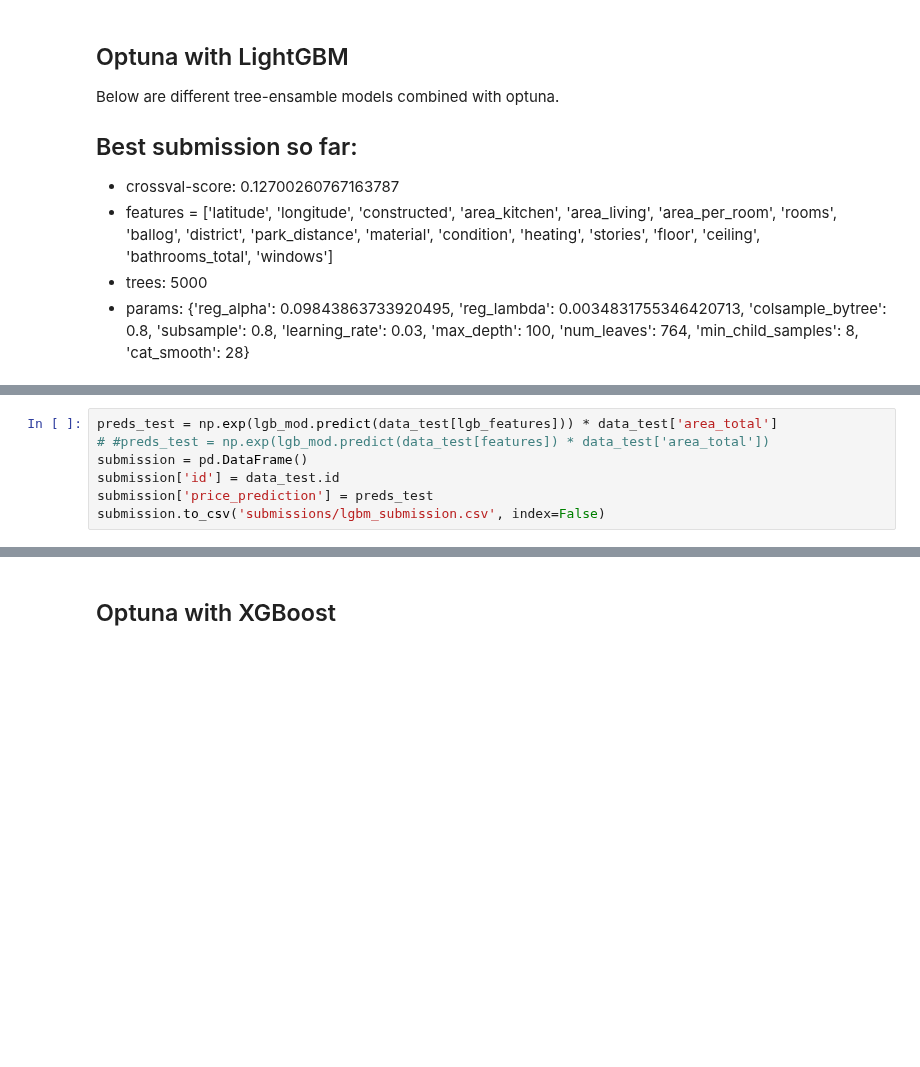
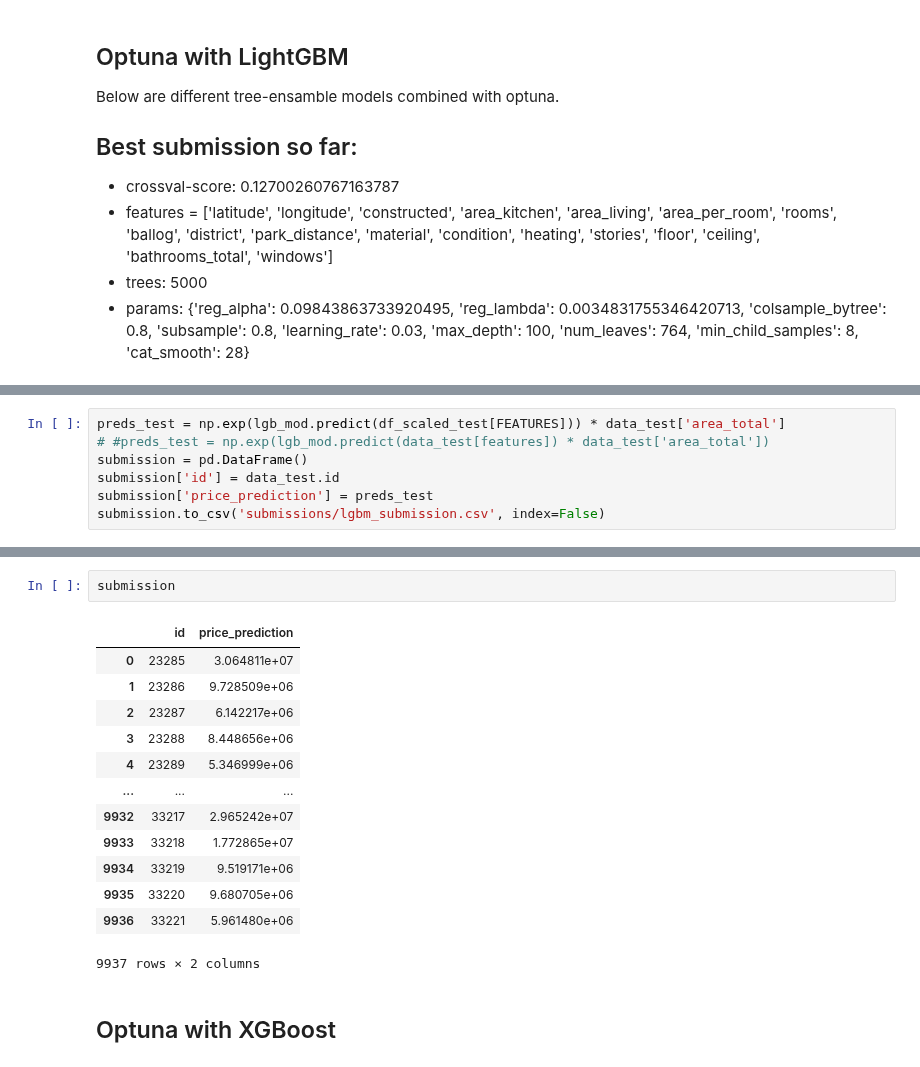
Before and after one commit to jimoskar/ml, a Jupyter notebook: project/jim_data_prep.ipynb, the cells around one changed output, grey strips where cells are left out. Cells and saved outputs as stored; diff of their text form; blank space fills up the shorter version.

```diff
--- a/project/jim_data_prep.ipynb
+++ b/project/jim_data_prep.ipynb
@@ -556,5 +555,5 @@ lgb.plot_importance(lgb_mod)
 # %%
-preds_test = np.exp(lgb_mod.predict(data_test[lgb_features])) * data_test['area_total']
+preds_test = np.exp(lgb_mod.predict(df_scaled_test[FEATURES])) * data_test['area_total']
 # #preds_test = np.exp(lgb_mod.predict(data_test[features]) * data_test['area_total'])
 submission = pd.DataFrame()
 submission['id'] = data_test.id
@@ -578,3 +562,19 @@ Name: area_total, Length: 9937, dtype: float64
+# %%
+submission
+# %% [output]
+|  | id | price_prediction |
+| 0 | 23285 | 3.064811e+07 |
+| 1 | 23286 | 9.728509e+06 |
+| 2 | 23287 | 6.142217e+06 |
+| 3 | 23288 | 8.448656e+06 |
+| 4 | 23289 | 5.346999e+06 |
+| ... | ... | ... |
+| 9932 | 33217 | 2.965242e+07 |
+| 9933 | 33218 | 1.772865e+07 |
+| 9934 | 33219 | 9.519171e+06 |
+| 9935 | 33220 | 9.680705e+06 |
+| 9936 | 33221 | 5.961480e+06 |
+9937 rows × 2 columns
 # %% [markdown]
 ## Optuna with XGBoost
 # %%
```
Also changed, not shown: parts of 9 cells of this notebook, 45 other files.
